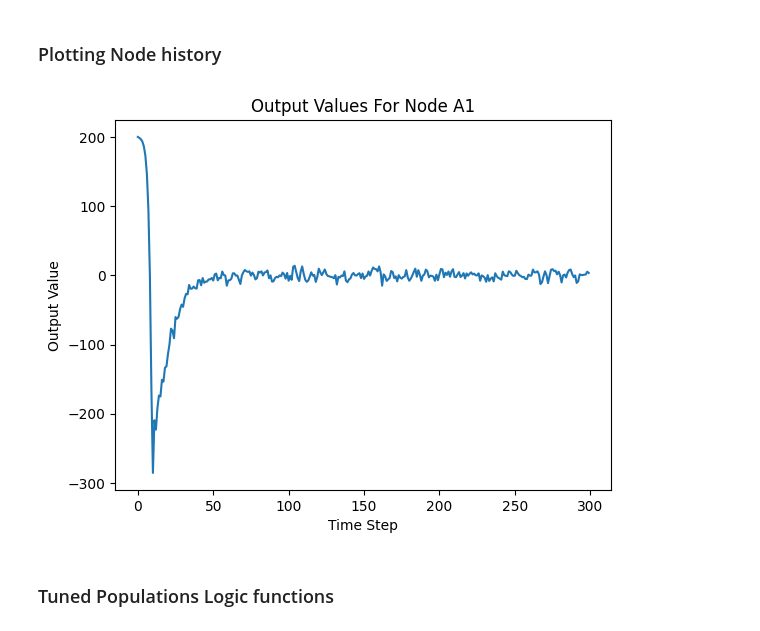
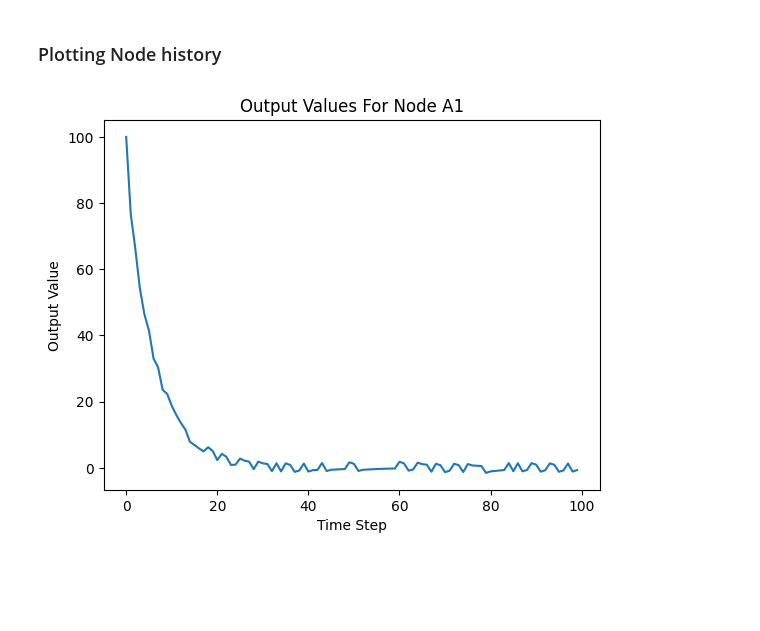
Before and after one commit to humancompatible/interconnect, a Jupyter notebook: examples/basic_simulation.ipynb, the cells around one changed output. Drawn from its saved outputs; the diff is of its cells as text; code cells hidden in the pictures; blank space fills up the shorter version.

```diff
--- a/examples/basic_simulation.ipynb
+++ b/examples/basic_simulation.ipynb
@@ -33,4 +21,0 @@ class AggregatorLogic:
-# %%
-from humancompatible.interconnect.simulators.nodes.aggregator import Aggregator
-agg1 = Aggregator(name="A1", logic=AggregatorLogic()) # Error detector
-agg2 = Aggregator(name="A2", logic=AggregatorLogic()) # Sums population outputs
@@ -153,14 +139,14 @@ from humancompatible.interconnect.simulators.nodes.filterer import Filterer
 class FiltererLogic:
     def __init__(self):
         self.tensors = {"S": torch.tensor([0.0], requires_grad=True),
-                        "K": torch.tensor([2.0], requires_grad=True)}
+                        "K": torch.tensor([3.0], requires_grad=True)}
         self.variables = ["S"]
+        self.result = None
 
     def forward(self, values):
         self.tensors["S"] = values["S"]
-        result = - (self.tensors["S"] + 1) / self.tensors["K"]
+        result = - self.tensors["S"] / self.tensors["K"]
+        self.result = result
         return result
-
-fil = Filterer(name="F", logic=FiltererLogic())
 # %% [markdown]
 # Simulation
@@ -194,3 +163,30 @@ sim.system.set_checkpoint_node(agg1)
+# %%
+from humancompatible.interconnect.simulators.simulation import Simulation
+class Sim(Simulation):
+    def __init__(self, reference_signal=100.0):
+        super().__init__()
+        refsig = ReferenceSignal(name="r")
+        refsig.set_reference_signal(reference_signal)
+        agg1 = Aggregator(name="A1", logic=AggregatorLogic1())
+        agg2 = Aggregator(name="A2", logic=AggregatorLogic2())
+        cont = Controller(name="C", logic=PiControllerLogic(kp=0.3, ki=0.5))
+        pop1 = Population(name="P1", logic=AgentLogic(), number_of_agents=2000)
+        delay = Delay(name="Z", time=1)
+        fil = Filterer(name="F", logic=FiltererLogic())
+
+        self.system.add_nodes([refsig, agg1, agg2, cont, pop1, delay, fil])
+        self.system.connect_nodes(refsig, agg1)
+        self.system.connect_nodes(agg1, cont)
+        self.system.connect_nodes(cont, pop1)
+        self.system.connect_nodes(pop1, agg2)
+        self.system.connect_nodes(agg2, delay)
+        self.system.connect_nodes(delay, fil)
+        self.system.connect_nodes(fil, agg1)
+
+        self.system.set_start_node(refsig)
+        self.system.set_checkpoint_node(agg1)
+
+sim = Sim(reference_signal=100.0)
 # %% [markdown]
 ### Rendering the system graph
 
@@ -219,12 +215,10 @@ System is valid
 # %% [markdown]
 ### Running the simulation
 # %%
-sim.system.run(300, show_trace=False)
+sim.system.run(100, show_trace=False)
 # %% [markdown]
 ### Plotting Node history
 # %%
-sim.plot.node_outputs(agg1)
+sim.plot.node_outputs(sim.system.get_node("A1"))
 # %% [output]
-[figure, old version]
+[figure, new version]
-# %% [markdown]
-### Tuned Populations Logic functions
```
Also changed, not shown: parts of 16 cells of this notebook, 1 other file.
